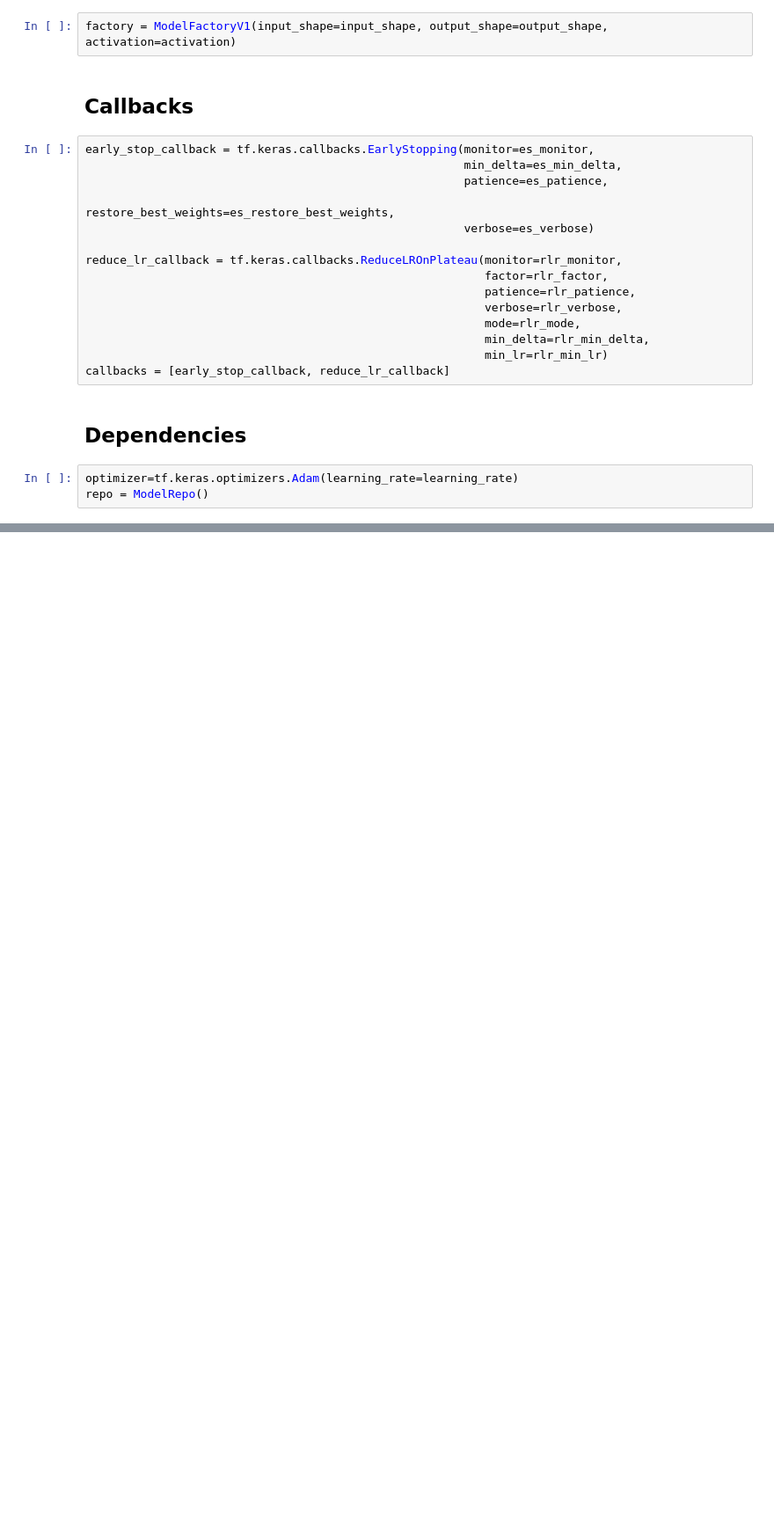
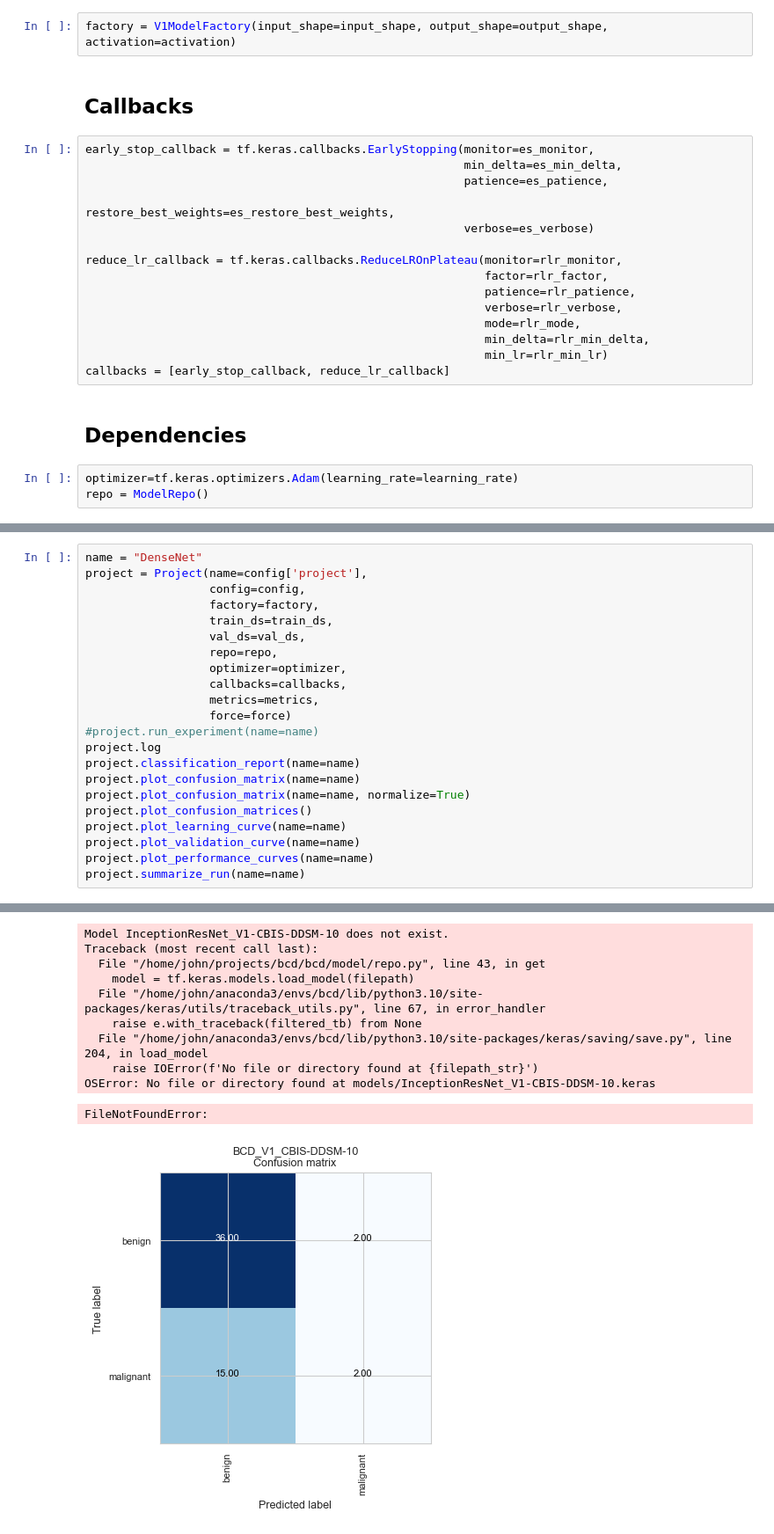
Before and after one commit to john-james-ai/BreastCancerDetection, a Jupyter notebook: notebooks/content/03_model/01_model_V1.ipynb, the cells around one changed output, grey strips where cells are left out. Shown at 88% size. Drawn from its saved outputs; the diff is of its cells as text; blank space fills up the shorter version.

Commit message:
Factory Refactor

```diff
--- a/notebooks/content/03_model/01_model_V1.ipynb
+++ b/notebooks/content/03_model/01_model_V1.ipynb
@@ -109,7 +118,7 @@ val_ds = tf.keras.utils.image_dataset_from_directory(
 # %% [markdown]
 ## Model Selection
 # %%
-factory = ModelFactoryV1(input_shape=input_shape, output_shape=output_shape, activation=activation)
+factory = V1ModelFactory(input_shape=input_shape, output_shape=output_shape, activation=activation)
 # %% [markdown]
 ## Callbacks
 # %%
@@ -156,0 +147,23 @@ for experiment in experiments:
+# %%
+name = "DenseNet"
+project = Project(name=config['project'],
+                  config=config,
+                  factory=factory,
+                  train_ds=train_ds,
+                  val_ds=val_ds,
+                  repo=repo,
+                  optimizer=optimizer,
+                  callbacks=callbacks,
+                  metrics=metrics,
+                  force=force)
+#project.run_experiment(name=name)
+project.log
+project.classification_report(name=name)
+project.plot_confusion_matrix(name=name)
+project.plot_confusion_matrix(name=name, normalize=True)
+project.plot_confusion_matrices()
+project.plot_learning_curve(name=name)
+project.plot_validation_curve(name=name)
+project.plot_performance_curves(name=name)
+project.summarize_run(name=name)
+# %% [output]
@@ -156,0 +184,11 @@ for experiment in experiments:
+Model InceptionResNet_V1-CBIS-DDSM-10 does not exist.
+Traceback (most recent call last):
+  File "/home/john/projects/bcd/bcd/model/repo.py", line 43, in get
+    model = tf.keras.models.load_model(filepath)
+  File "/home/john/anaconda3/envs/bcd/lib/python3.10/site-packages/keras/utils/traceback_utils.py", line 67, in error_handler
+    raise e.with_traceback(filtered_tb) from None
+  File "/home/john/anaconda3/envs/bcd/lib/python3.10/site-packages/keras/saving/save.py", line 204, in load_model
+    raise IOError(f'No file or directory found at {filepath_str}')
+OSError: No file or directory found at models/InceptionResNet_V1-CBIS-DDSM-10.keras
+FileNotFoundError:
+[figure, added]
```
Also changed, not shown: parts of 9 cells of this notebook, 13 other files.
